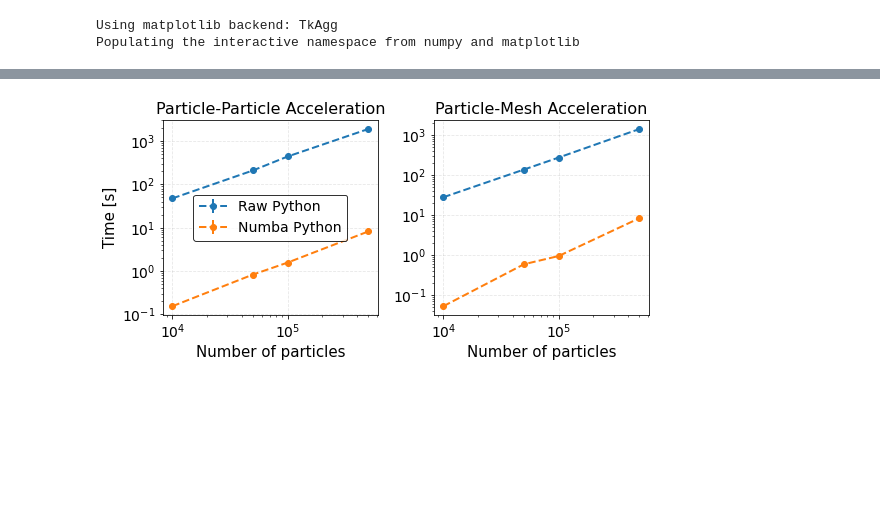
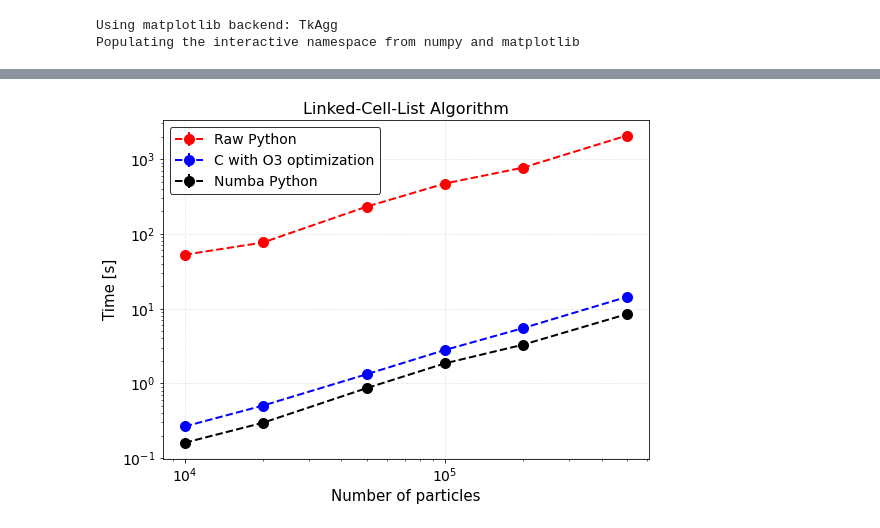
Before and after one commit to murillo-group/sarkas, a Jupyter notebook: notebooks/Timing.ipynb, the cells around one changed output, grey strips where cells are left out. Cells and saved outputs as stored; diff of their text form; code cells hidden in the pictures; blank space fills up the shorter version.

Commit message:
Completed Timing study. Improved the plots of Preproc.

```diff
--- a/notebooks/Timing.ipynb
+++ b/notebooks/Timing.ipynb
@@ -147,28 +104,19 @@ data
 # %%
-fig, ax = plt.subplots(1,2, figsize = (8,4), sharex = True)
-ax[0].errorbar(ptcls_num,
-               data['Python Mean PP Times']*1e-9,
-               yerr = data['Python Std PP Times']*1e-9, fmt = '--o', label = 'Raw Python')
-ax[0].errorbar(ptcls_num, numbas["Numba Mean PP Times"]*1e-9,
-               yerr = numbas["Numba Std PP Times"]*1e-9, fmt = '--o', label = 'Numba Python')
+fig, ax = plt.subplots(1,1, figsize = (8,6))
+ax.errorbar(ptcls_num[:-1],
+               data['Python Mean Times']*1e-9,
+               yerr = data['Python Std Times']*1e-9, fmt = '--ro', ms = 10, label = 'Raw Python')
+ax.errorbar(ptcls_num[:-1], data["C Mean Times"]*1e-9,
+               yerr = data["C Std Times"]*1e-9, fmt = '--bo', ms = 10, label = 'C with O3 optimization')
+ax.errorbar(ptcls_num[:-1], data["Numba Mean Times"]*1e-9,
+               yerr = data["Numba Std Times"]*1e-9, fmt = '--ok', ms = 10, label = 'Numba Python')
 
-# ax[0].fill_between(ptcls_num,
-#                    mean_pp_times - std_pp_times,
-#                   mean_pp_times + std_pp_times)
-
-ax[1].errorbar(ptcls_num,
-               data['Python Mean PM Times']*1e-9,
-               yerr = data['Python Std PM Times']*1e-9, fmt = '--o', label = 'Raw Python')
-ax[1].errorbar(ptcls_num, numbas["Numba Mean PM Times"]*1e-9, yerr = numbas["Numba Std PM Times"]*1e-9,
-               fmt = '--o', label = 'Numba Python')
-# ax[1].fill_between(ptcls_num,
-#                    mean_pm_times - std_pm_times,
-#                   mean_pm_times + std_pm_times)
-ax[0].set(title = 'Particle-Particle Acceleration', yscale = 'log', xscale='log', ylabel = r'Time [s]', xlabel = r'Number of particles')
-ax[1].set(title = 'Particle-Mesh Acceleration', yscale = 'log', xscale='log', xlabel = r'Number of particles')
-ax[0].legend()
+ax.set(title = 'Linked-Cell-List Algorithm', yscale = 'log', xscale='log', ylabel = r'Time [s]', xlabel = r'Number of particles')
+ax.legend()
+# ax.set_xticks([1e4, 2e4, 5e4, 1e5, 2e5, 5e5])
+# ax.set_xticklabels([r'$10^4$', r'$2 \times 10^4$', r'$5\times 10^4$', r'$10^5$', r'$2 \times 10^5$', r'$5\times 10^5$'])
 # ax[1].legend()
 fig.tight_layout()
 fig.savefig('Timing.pdf')
 # %% [output]
-[figure, old version]
+[figure, new version]
```
Also changed, not shown: parts of 17 cells of this notebook, 15 other files.
